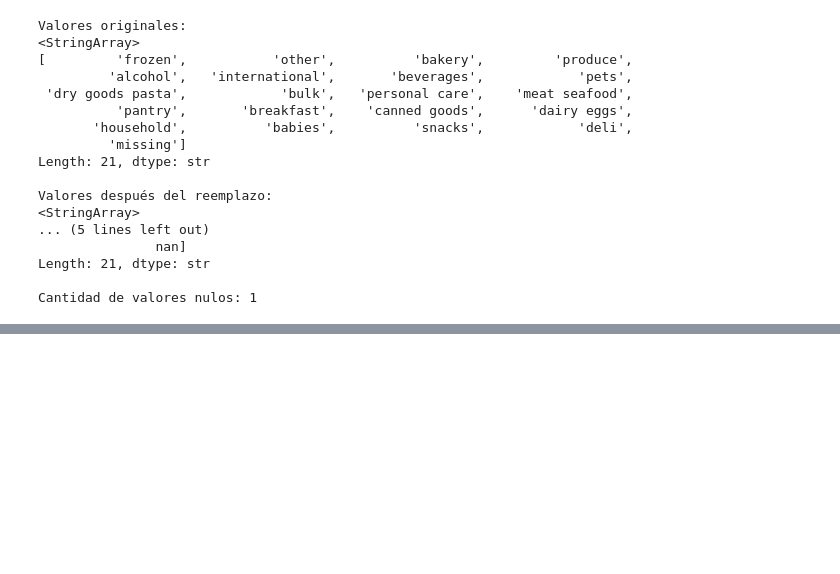
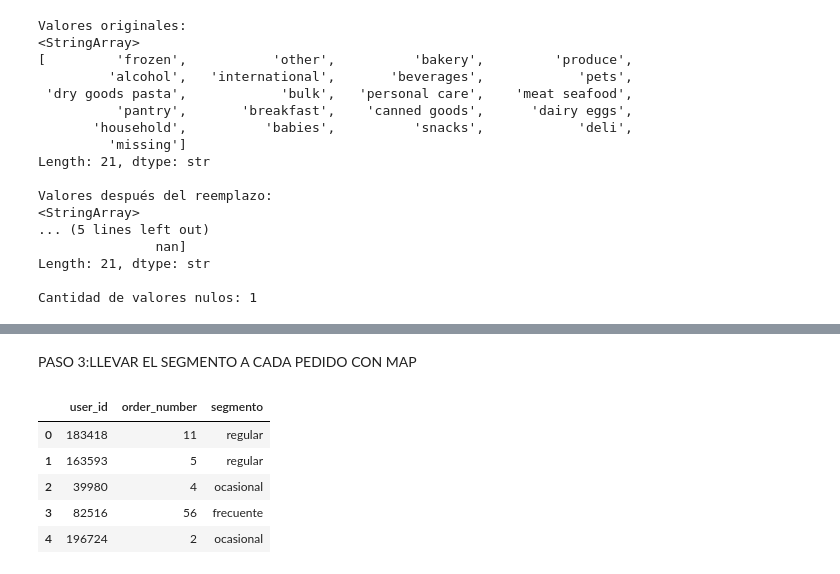
Before and after one commit to sjuandasat05-sudo/instacart-analisis, a Jupyter notebook: notebooks/pandas_labs.ipynb, the cells around one changed output, grey strips where cells are left out. Saved outputs shown, nothing was run; the diff lists cells and outputs as text; code cells hidden in the pictures; blank space fills up the shorter version.

```diff
--- a/notebooks/pandas_labs.ipynb
+++ b/notebooks/pandas_labs.ipynb
@@ -450,0 +587,12 @@ Cantidad de valores nulos: 1
+# %% [markdown]
+PASO 3:LLEVAR EL SEGMENTO A CADA PEDIDO CON MAP
+# %%
+orders['segmento'] = orders['user_id'].map(segmento_cliente)
+orders[['user_id', 'order_number', 'segmento']].head()
+# %% [output]
+|  | user_id | order_number | segmento |
+| 0 | 183418 | 11 | regular |
+| 1 | 163593 | 5 | regular |
+| 2 | 39980 | 4 | ocasional |
+| 3 | 82516 | 56 | frecuente |
+| 4 | 196724 | 2 | ocasional |
```
Also changed, not shown: parts of 45 cells of this notebook, 1 other file.
